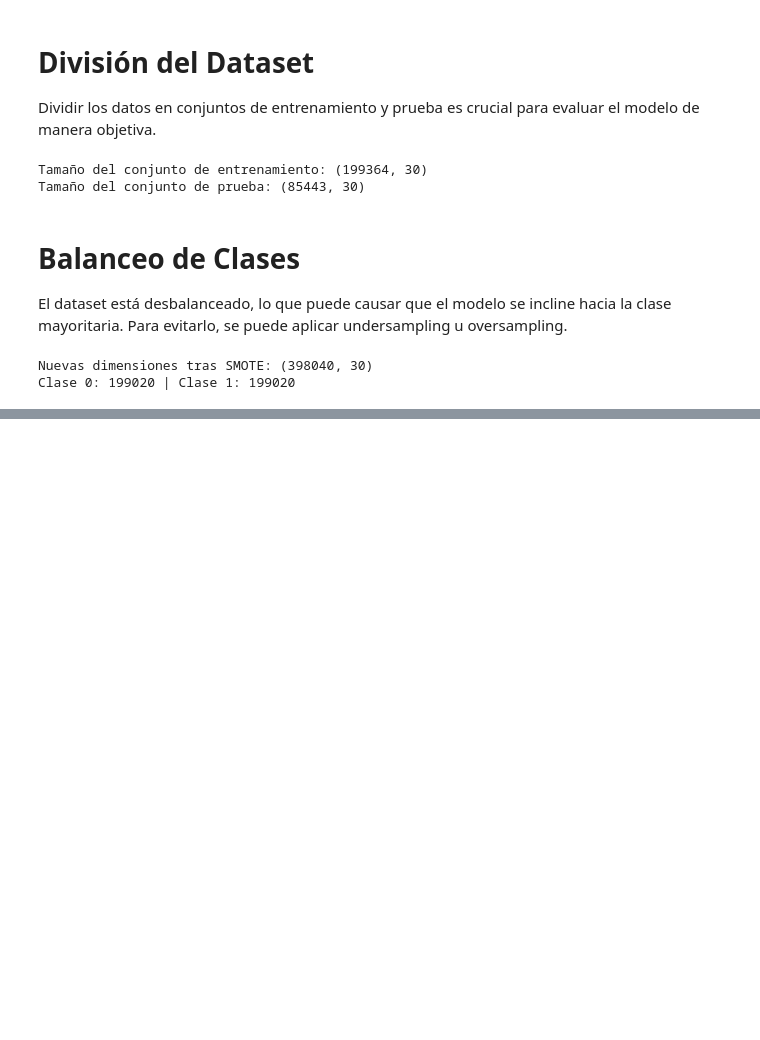
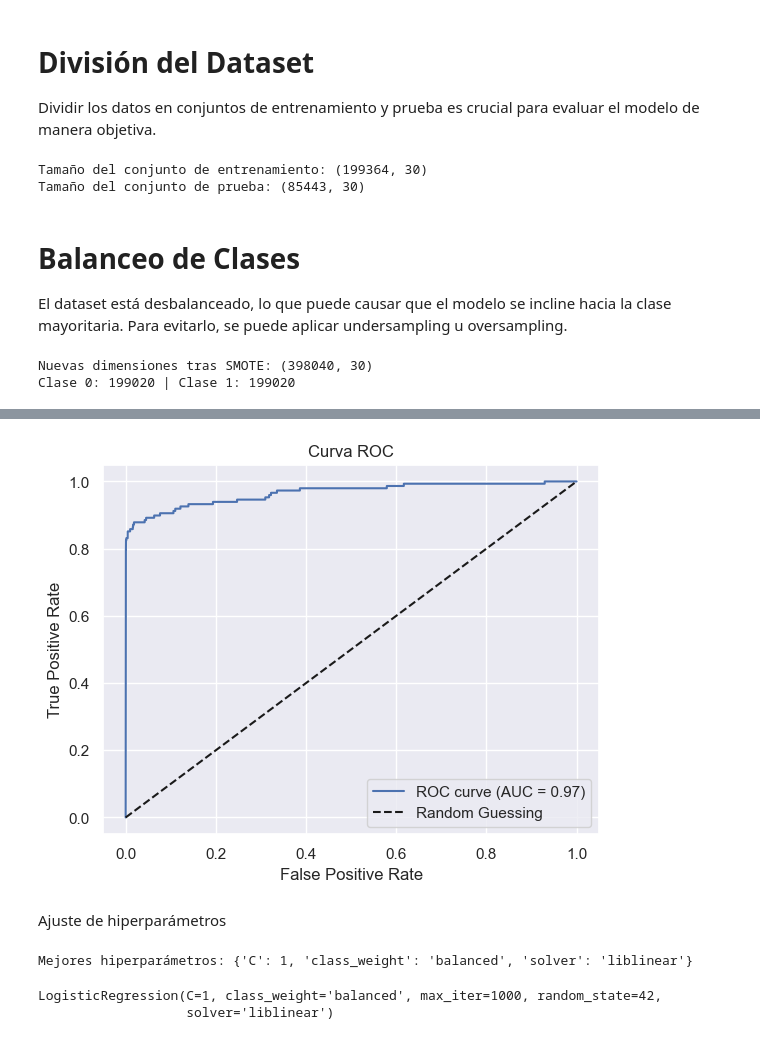
Before and after one commit to MemoSayan/credit_card_fraud, a Jupyter notebook: credit-card.ipynb, the cells around one changed output, grey strips where cells are left out. Drawn from its saved outputs; the diff is of its cells as text; code cells hidden in the pictures; blank space fills up the shorter version.

```diff
--- a/credit-card.ipynb
+++ b/credit-card.ipynb
@@ -207,0 +269,43 @@ Clase 0: 199020 | Clase 1: 199020
+# %%
+# Calcular y graficar la curva ROC
+roc_auc = roc_auc_score(y_test, y_pred_proba)
+fpr, tpr, _ = roc_curve(y_test, y_pred_proba)
+
+plt.plot(fpr, tpr, label=f"ROC curve (AUC = {roc_auc:.2f})")
+plt.plot([0, 1], [0, 1], 'k--', label="Random Guessing")
+plt.xlabel('False Positive Rate')
+plt.ylabel('True Positive Rate')
+plt.title('Curva ROC')
+plt.legend(loc='lower right')
+plt.show()
+# %% [output]
+[figure, added]
+# %% [markdown]
+Ajuste de hiperparámetros
+# %%
+param_grid = {
+    'C': [0.01, 0.1, 1],  # Reducir el rango de C
+    'class_weight': ['balanced'],  # Fijar class_weight
+    'solver': ['liblinear']  # Fijar el solver
+}
+grid_search = GridSearchCV(estimator=logistic_model, param_grid=param_grid, scoring='f1', cv=3, n_jobs=-1)
+grid_search.fit(X_train_balanced, y_train_balanced)
+print("Mejores hiperparámetros:", grid_search.best_params_)
+# %% [output]
+Mejores hiperparámetros: {'C': 1, 'class_weight': 'balanced', 'solver': 'liblinear'}
+# %%
+# Extraer los mejores parámetros del grid search
+best_params = grid_search.best_params_
+
+# Entrenar el modelo con los mejores parámetros
+final_model = LogisticRegression(
+    C=best_params['C'],
+    class_weight=best_params['class_weight'],
+    solver=best_params['solver'],
+    max_iter=1000,
+    random_state=42
+)
+final_model.fit(X_train_balanced, y_train_balanced)
+# %% [output]
+LogisticRegression(C=1, class_weight='balanced', max_iter=1000, random_state=42,
+                   solver='liblinear')
```
Also changed, not shown: parts of 17 cells of this notebook.
